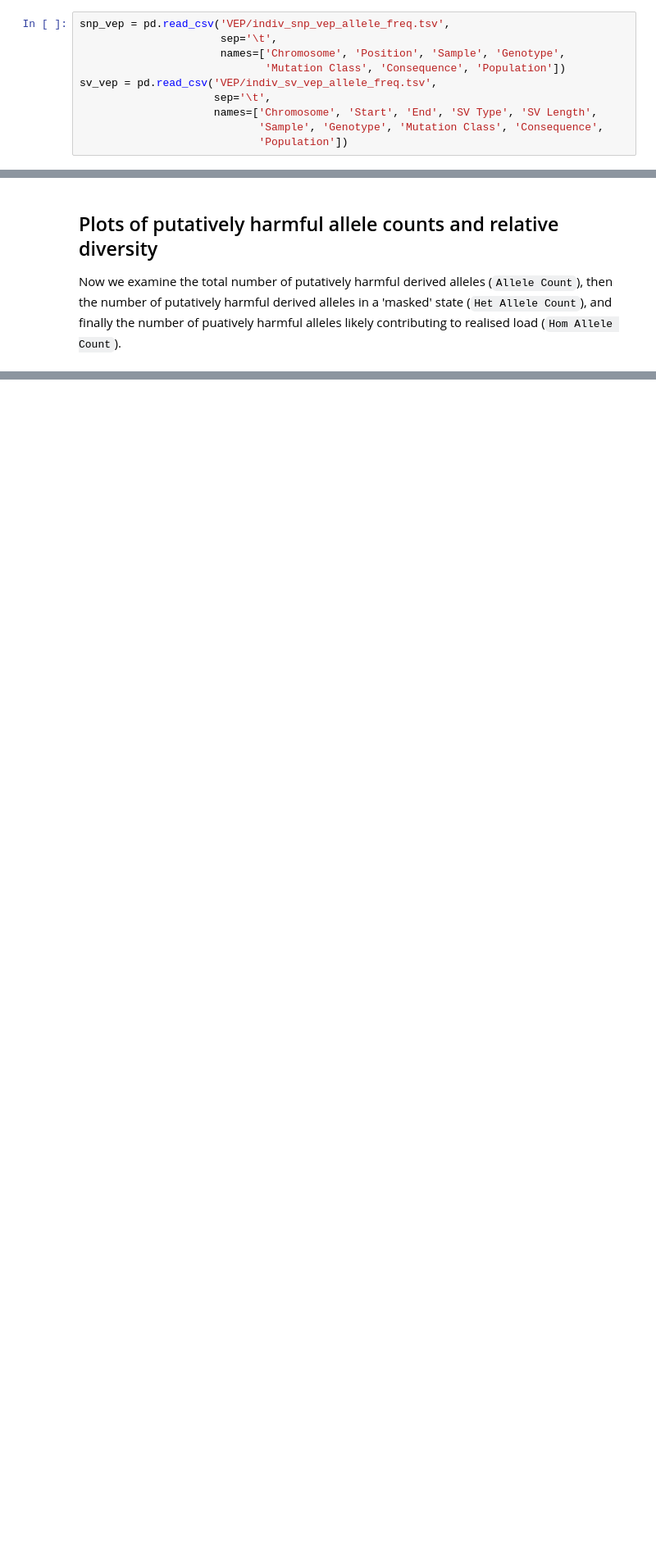
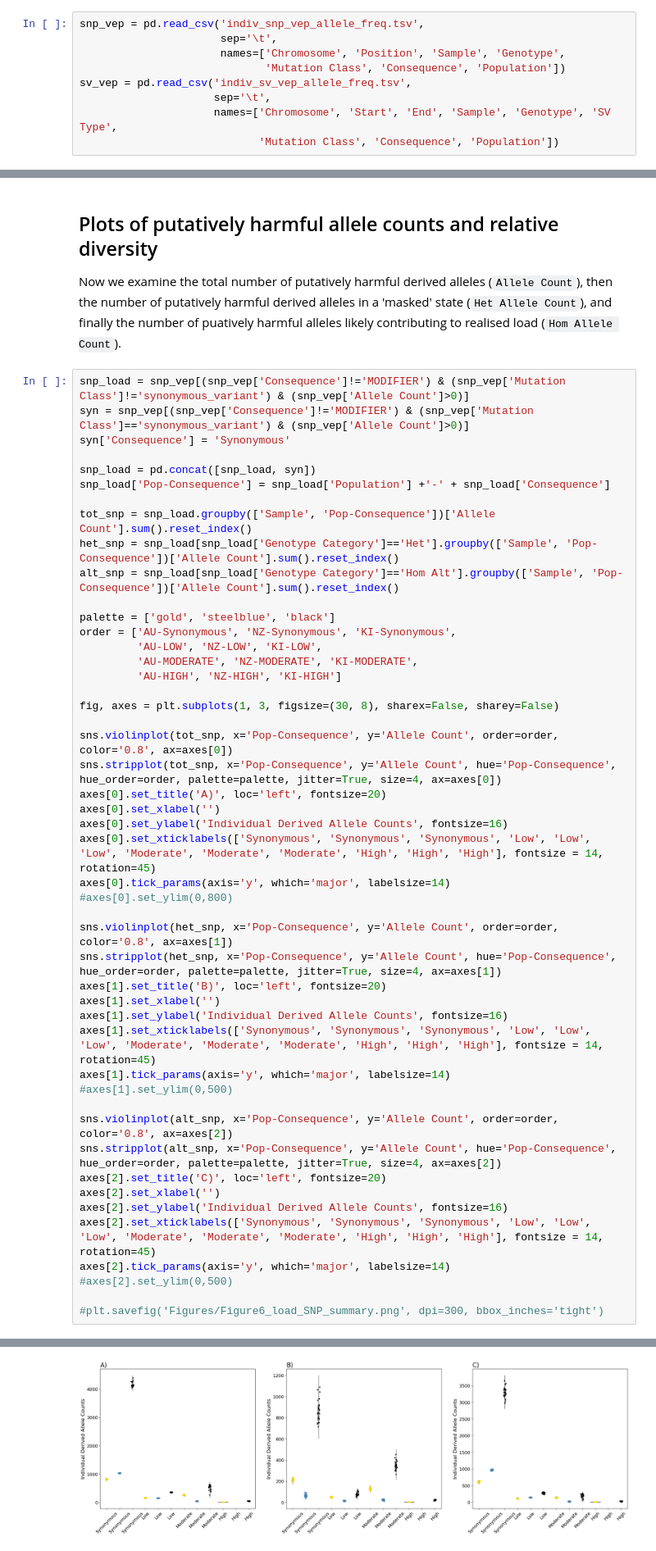
Before and after one commit to janawold1/2026_S_nereis_Cons_Gen, a Jupyter notebook: 07_Putative_Load.ipynb, the cells around one changed output, grey strips where cells are left out. Shown at 82% size. Saved outputs shown, nothing was run; the diff lists cells and outputs as text; blank space fills up the shorter version.

```diff
--- a/07_Putative_Load.ipynb
+++ b/07_Putative_Load.ipynb
@@ -115,15 +103,14 @@ print(os.getcwd())
 # %% [markdown]
 However, there were a few SNP sites in the fairy tern and kakī data sets that had ambiguous impacts. That is to say the same site had multiple mutation types and consequences. After loading the data from our files, these sites were excluded from all downstream analyses to ensure a conservative estimate of putative mutation load.
 # %%
-snp_vep = pd.read_csv('VEP/indiv_snp_vep_allele_freq.tsv',
+snp_vep = pd.read_csv('indiv_snp_vep_allele_freq.tsv',
                       sep='\t',
                       names=['Chromosome', 'Position', 'Sample', 'Genotype',
                              'Mutation Class', 'Consequence', 'Population'])
-sv_vep = pd.read_csv('VEP/indiv_sv_vep_allele_freq.tsv',
+sv_vep = pd.read_csv('indiv_sv_vep_allele_freq.tsv',
                      sep='\t',
-                     names=['Chromosome', 'Start', 'End', 'SV Type', 'SV Length',
-                            'Sample', 'Genotype', 'Mutation Class', 'Consequence',
-                            'Population'])
+                     names=['Chromosome', 'Start', 'End', 'Sample', 'Genotype', 'SV Type',
+                            'Mutation Class', 'Consequence', 'Population'])
 # %%
 # Now changing genotypes to allele counts
 replace_map = {
@@ -534,3 +431,52 @@ axes[1].set_title('SV R$_{XY}$')
 # %% [markdown]
 ## Plots of putatively harmful allele counts and relative diversity
 Now we examine the total number of putatively harmful derived alleles (`Allele Count`), then the number of putatively harmful derived alleles in a 'masked' state (`Het Allele Count`), and finally the number of puatively harmful alleles likely contributing to realised load (`Hom Allele Count`).
+# %%
+snp_load = snp_vep[(snp_vep['Consequence']!='MODIFIER') & (snp_vep['Mutation Class']!='synonymous_variant') & (snp_vep['Allele Count']>0)]
+syn = snp_vep[(snp_vep['Consequence']!='MODIFIER') & (snp_vep['Mutation Class']=='synonymous_variant') & (snp_vep['Allele Count']>0)]
+syn['Consequence'] = 'Synonymous'
+
+snp_load = pd.concat([snp_load, syn])
+snp_load['Pop-Consequence'] = snp_load['Population'] +'-' + snp_load['Consequence']
+
+tot_snp = snp_load.groupby(['Sample', 'Pop-Consequence'])['Allele Count'].sum().reset_index()
+het_snp = snp_load[snp_load['Genotype Category']=='Het'].groupby(['Sample', 'Pop-Consequence'])['Allele Count'].sum().reset_index()
+alt_snp = snp_load[snp_load['Genotype Category']=='Hom Alt'].groupby(['Sample', 'Pop-Consequence'])['Allele Count'].sum().reset_index()
+
+palette = ['gold', 'steelblue', 'black']
+order = ['AU-Synonymous', 'NZ-Synonymous', 'KI-Synonymous',
+         'AU-LOW', 'NZ-LOW', 'KI-LOW',
+         'AU-MODERATE', 'NZ-MODERATE', 'KI-MODERATE',
+         'AU-HIGH', 'NZ-HIGH', 'KI-HIGH']
+
+fig, axes = plt.subplots(1, 3, figsize=(30, 8), sharex=False, sharey=False)
+
+sns.violinplot(tot_snp, x='Pop-Consequence', y='Allele Count', order=order, color='0.8', ax=axes[0])
+sns.stripplot(tot_snp, x='Pop-Consequence', y='Allele Count', hue='Pop-Consequence', hue_order=order, palette=palette, jitter=True, size=4, ax=axes[0])
+axes[0].set_title('A)', loc='left', fontsize=20)
+axes[0].set_xlabel('')
+axes[0].set_ylabel('Individual Derived Allele Counts', fontsize=16)
+axes[0].set_xticklabels(['Synonymous', 'Synonymous', 'Synonymous', 'Low', 'Low', 'Low', 'Moderate', 'Moderate', 'Moderate', 'High', 'High', 'High'], fontsize = 14, rotation=45)
+axes[0].tick_params(axis='y', which='major', labelsize=14)
+#axes[0].set_ylim(0,800)
+
+sns.violinplot(het_snp, x='Pop-Consequence', y='Allele Count', order=order, color='0.8', ax=axes[1])
+sns.stripplot(het_snp, x='Pop-Consequence', y='Allele Count', hue='Pop-Consequence', hue_order=order, palette=palette, jitter=True, size=4, ax=axes[1])
+axes[1].set_title('B)', loc='left', fontsize=20)
+axes[1].set_xlabel('')
+axes[1].set_ylabel('Individual Derived Allele Counts', fontsize=16)
+axes[1].set_xticklabels(['Synonymous', 'Synonymous', 'Synonymous', 'Low', 'Low', 'Low', 'Moderate', 'Moderate', 'Moderate', 'High', 'High', 'High'], fontsize = 14, rotation=45)
+axes[1].tick_params(axis='y', which='major', labelsize=14)
+#axes[1].set_ylim(0,500)
+
+sns.violinplot(alt_snp, x='Pop-Consequence', y='Allele Count', order=order, color='0.8', ax=axes[2])
+sns.stripplot(alt_snp, x='Pop-Consequence', y='Allele Count', hue='Pop-Consequence', hue_order=order, palette=palette, jitter=True, size=4, ax=axes[2])
+axes[2].set_title('C)', loc='left', fontsize=20)
+axes[2].set_xlabel('')
+axes[2].set_ylabel('Individual Derived Allele Counts', fontsize=16)
+axes[2].set_xticklabels(['Synonymous', 'Synonymous', 'Synonymous', 'Low', 'Low', 'Low', 'Moderate', 'Moderate', 'Moderate', 'High', 'High', 'High'], fontsize = 14, rotation=45)
+axes[2].tick_params(axis='y', which='major', labelsize=14)
+#axes[2].set_ylim(0,500)
+
+#plt.savefig('Figures/Figure6_load_SNP_summary.png', dpi=300, bbox_inches='tight')
+# %% [output]
@@ -537 +494,2 @@ Now we examine the total number of putatively harmful derived alleles (`Allele C
+[figure, added]
 # %%
```
Also changed, not shown: parts of 46 cells of this notebook, 9 other files.
